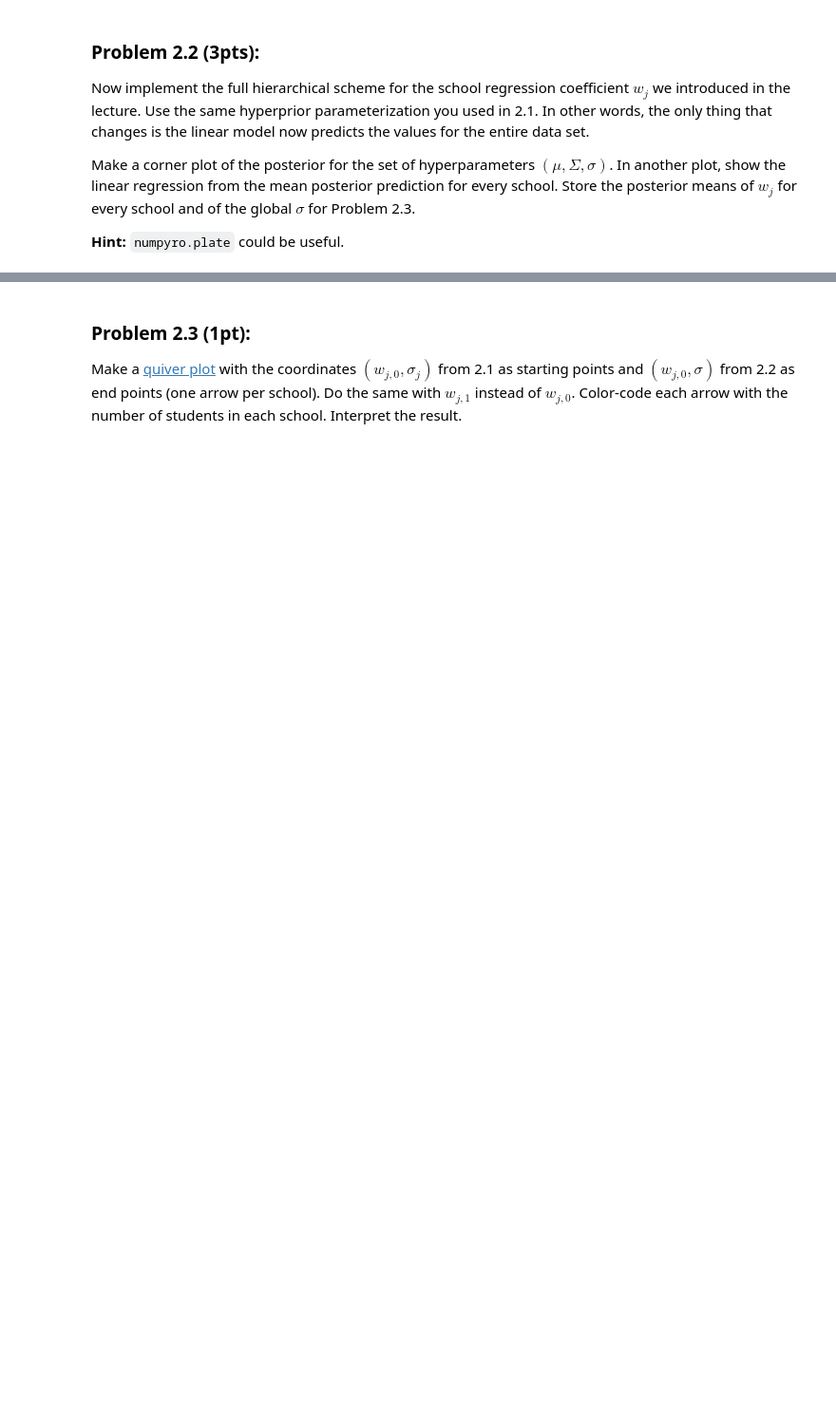
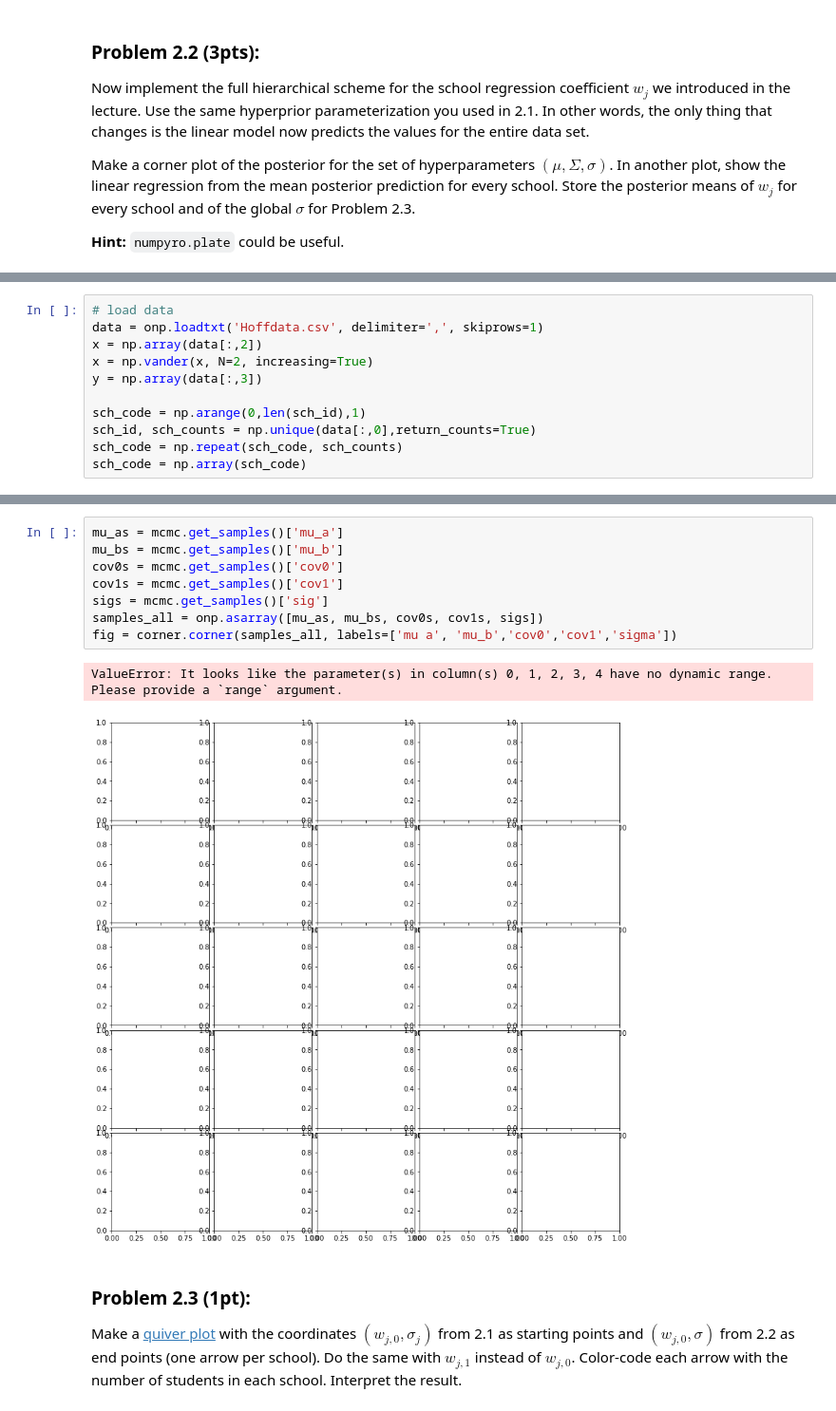
Before and after one commit to idcampbell/sml505-assignment5, a Jupyter notebook: Assignment5.ipynb, the cells around one changed output, grey strips where cells are left out. Shown: that part at 95% size. Drawn from its saved outputs; the diff is of its cells as text; blank space fills up the shorter version.

```diff
--- a/Assignment5.ipynb
+++ b/Assignment5.ipynb
@@ -342,0 +256,11 @@ AttributeError: 'dict' object has no attribute 'get_chain'
+# %%
+# load data
+data = onp.loadtxt('Hoffdata.csv', delimiter=',', skiprows=1)
+x = np.array(data[:,2])
+x = np.vander(x, N=2, increasing=True)
+y = np.array(data[:,3])
+
+sch_code = np.arange(0,len(sch_id),1)
+sch_id, sch_counts = np.unique(data[:,0],return_counts=True)
+sch_code = np.repeat(sch_code, sch_counts)
+sch_code = np.array(sch_code)
@@ -343,3 +328,14 @@ AttributeError: 'dict' object has no attribute 'get_chain'
+# %%
+mu_as = mcmc.get_samples()['mu_a']
+mu_bs = mcmc.get_samples()['mu_b']
+cov0s = mcmc.get_samples()['cov0']
+cov1s = mcmc.get_samples()['cov1']
+sigs = mcmc.get_samples()['sig']
+samples_all = onp.asarray([mu_as, mu_bs, cov0s, cov1s, sigs])
+fig = corner.corner(samples_all, labels=['mu a', 'mu_b','cov0','cov1','sigma'])
+# %% [output]
+ValueError: It looks like the parameter(s) in column(s) 0, 1, 2, 3, 4 have no dynamic range. Please provide a `range` argument.
+[figure, added]
 # %% [markdown]
 ### Problem 2.3 (1pt):
 
```
Also changed, not shown: parts of 6 cells of this notebook.
